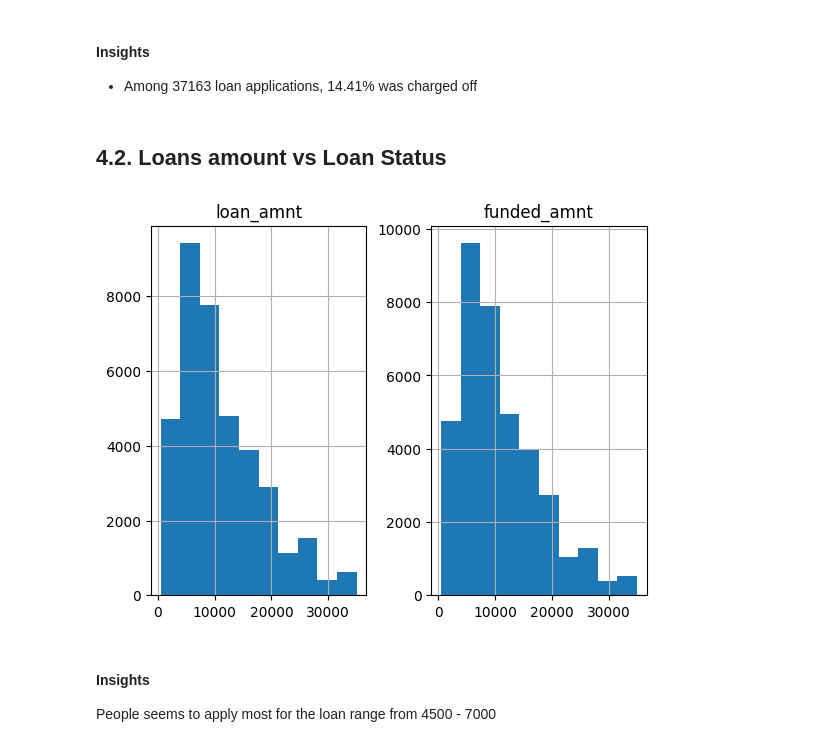
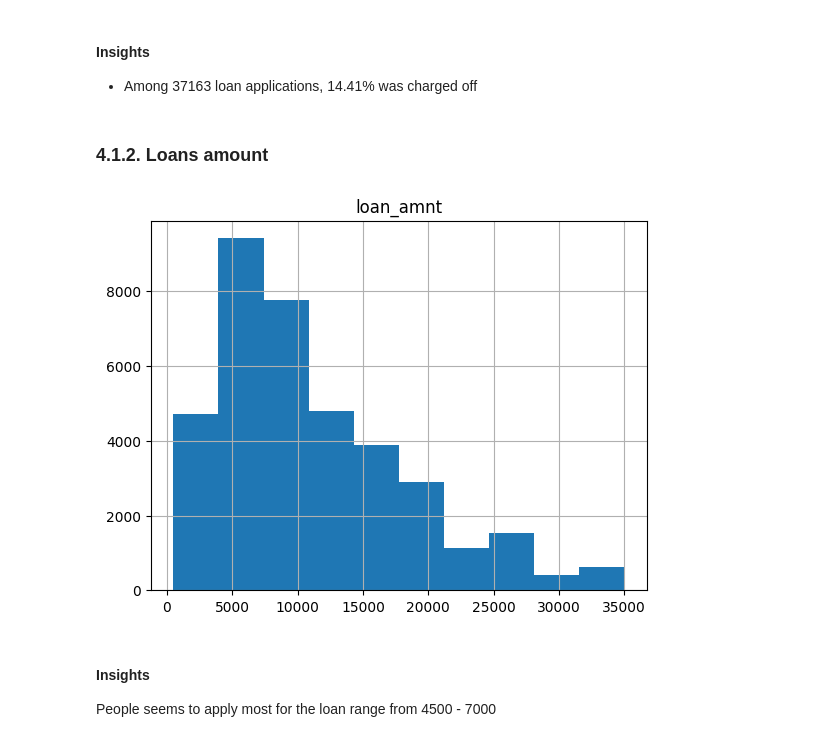
Before and after one commit to phucanthony/LendingClubCaseStudy, a Jupyter notebook: PhucPham_IIIT.ipynb, the cells around one changed output. Saved outputs shown, nothing was run; the diff lists cells and outputs as text; code cells hidden in the pictures.

```diff
--- a/PhucPham_IIIT.ipynb
+++ b/PhucPham_IIIT.ipynb
@@ -9,7 +7,7 @@ import matplotlib.pyplot as plt
 # %% [markdown]
 # II. Loading the data
 # %%
-df = pd.read_csv('Downloads/loan.csv', low_memory=False)
+df = pd.read_csv('loan.csv', low_memory=False)
 # %% [markdown]
 ## Set display options for pandas (Show all columns, flexible column width)
 # %%
@@ -232,3 +232,5 @@ df.issue_d = pd.to_datetime(df.issue_d, format='%b-%y')
+# %%
+df.term = df.term.apply(lambda x: x.strip())
 # %% [markdown]
 ### 3.2.4. Imputing data
 # %% [markdown]
@@ -313,12 +319,12 @@ plt.show()
 #### Insights
 - Among 37163 loan applications, 14.41% was charged off
 # %% [markdown]
-## 4.2. Loans amount vs Loan Status
+### 4.1.2. Loans amount
 # %%
-df.hist(column=['loan_amnt', 'funded_amnt'])
+df.hist(column=['loan_amnt'])
 plt.show()
 # %% [output]
-[figure, old version]
+[figure, new version]
 # %% [markdown]
 #### Insights
 People seems to apply most for the loan range from 4500 - 7000
```
Also changed, not shown: parts of 63 cells of this notebook.
